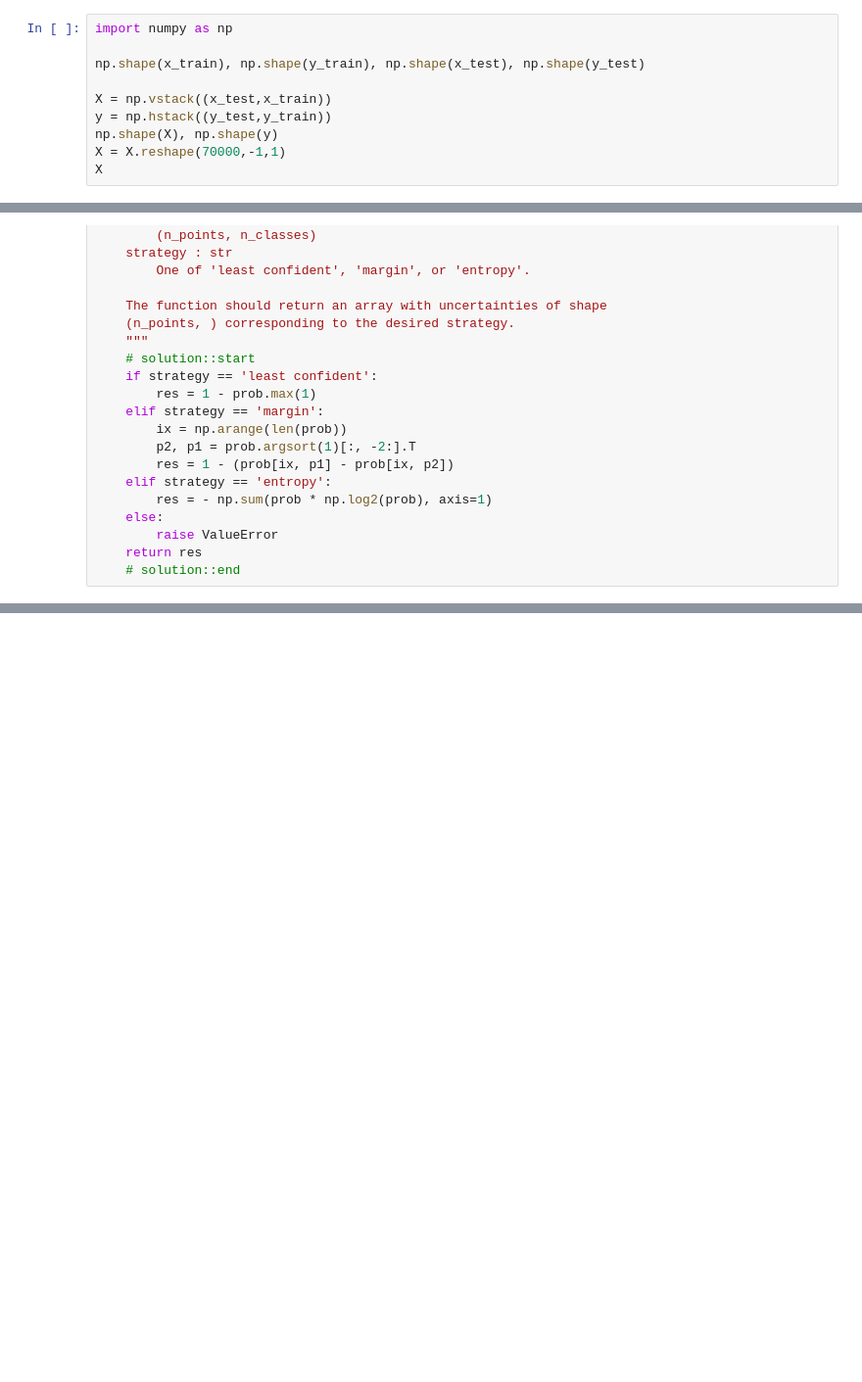
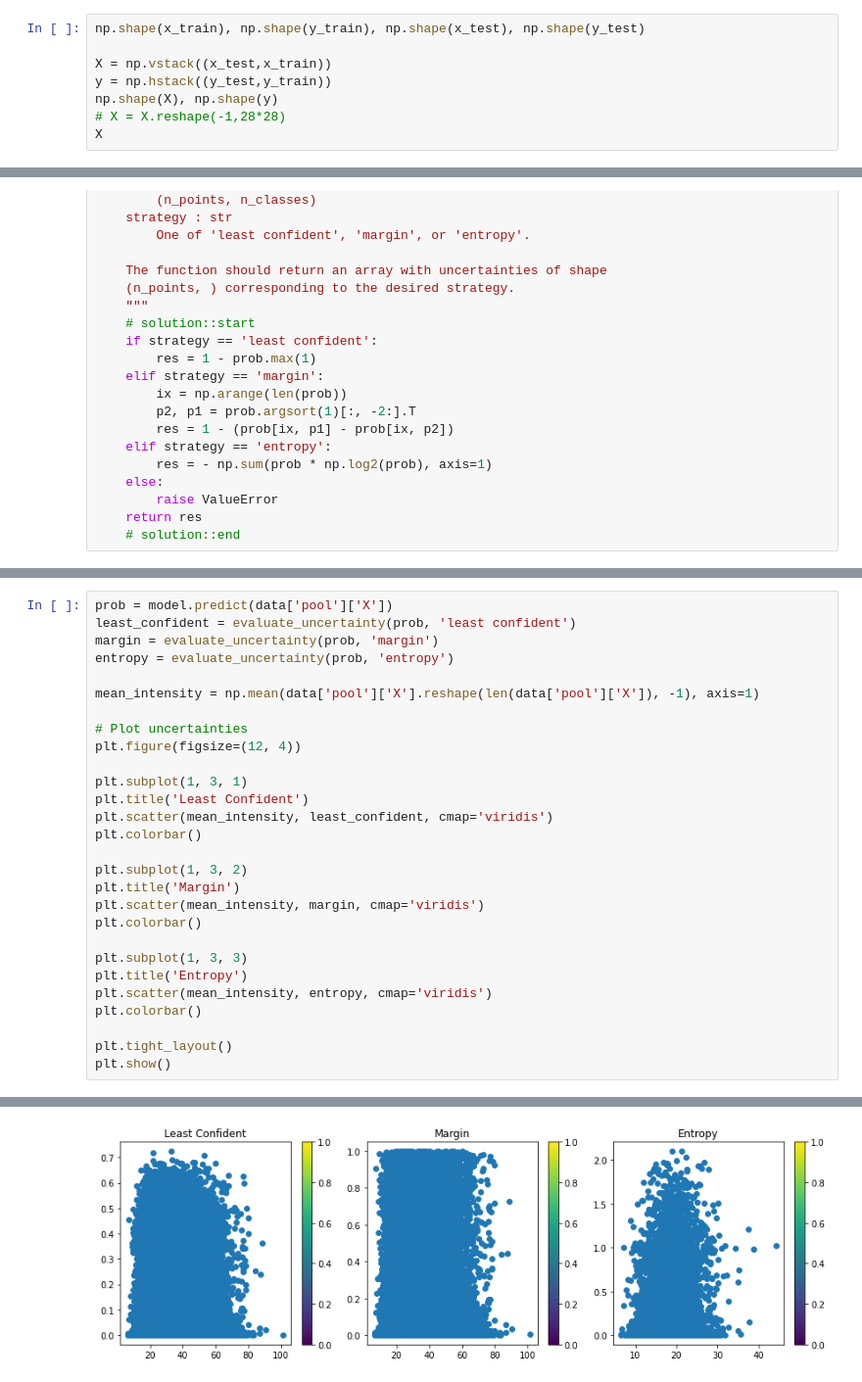
Before and after one commit to Villinger1999/BO-Mini-project, a Jupyter notebook: main.ipynb, the cells around one changed output, grey strips where cells are left out. Shown at 98% size. Drawn from its saved outputs; the diff is of its cells as text; blank space fills up the shorter version.

Commit message:
Uncertainty sampling

```diff
--- a/main.ipynb
+++ b/main.ipynb
@@ -12,11 +15,9 @@ from sklearn.model_selection import StratifiedShuffleSplit
 # %%
-import numpy as np
-
 np.shape(x_train), np.shape(y_train), np.shape(x_test), np.shape(y_test)
 
 X = np.vstack((x_test,x_train))
 y = np.hstack((y_test,y_train))
 np.shape(X), np.shape(y)
-X = X.reshape(70000,-1,1)
+# X = X.reshape(-1,28*28)
 X
 # %% [output]
@@ -159,0 +188,29 @@ ValueError: Found array with dim 3. Estimator expected <= 2.
+# %%
+prob = model.predict(data['pool']['X'])
+least_confident = evaluate_uncertainty(prob, 'least confident')
+margin = evaluate_uncertainty(prob, 'margin')
+entropy = evaluate_uncertainty(prob, 'entropy')
+
+mean_intensity = np.mean(data['pool']['X'].reshape(len(data['pool']['X']), -1), axis=1)
+
+# Plot uncertainties
+plt.figure(figsize=(12, 4))
+
+plt.subplot(1, 3, 1)
+plt.title('Least Confident')
+plt.scatter(mean_intensity, least_confident, cmap='viridis')
+plt.colorbar()
+
+plt.subplot(1, 3, 2)
+plt.title('Margin')
+plt.scatter(mean_intensity, margin, cmap='viridis')
+plt.colorbar()
+
+plt.subplot(1, 3, 3)
+plt.title('Entropy')
+plt.scatter(mean_intensity, entropy, cmap='viridis')
+plt.colorbar()
+
+plt.tight_layout()
+plt.show()
+# %% [output]
@@ -159,0 +218 @@ ValueError: Found array with dim 3. Estimator expected <= 2.
+[figure, added]
```
Also changed, not shown: parts of 8 cells of this notebook.
